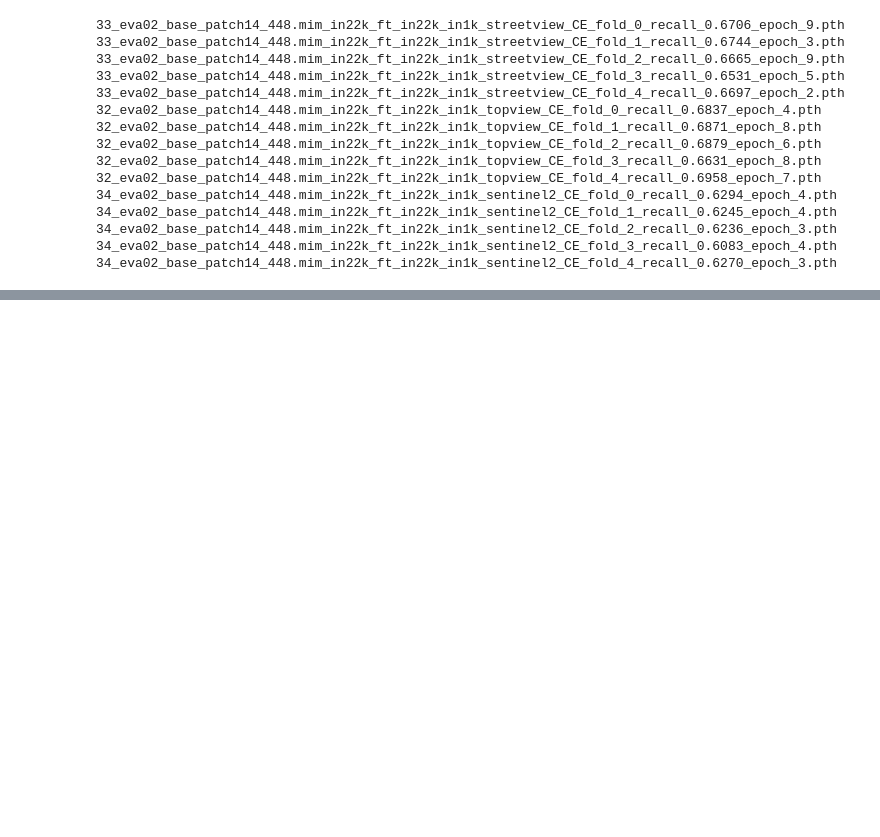
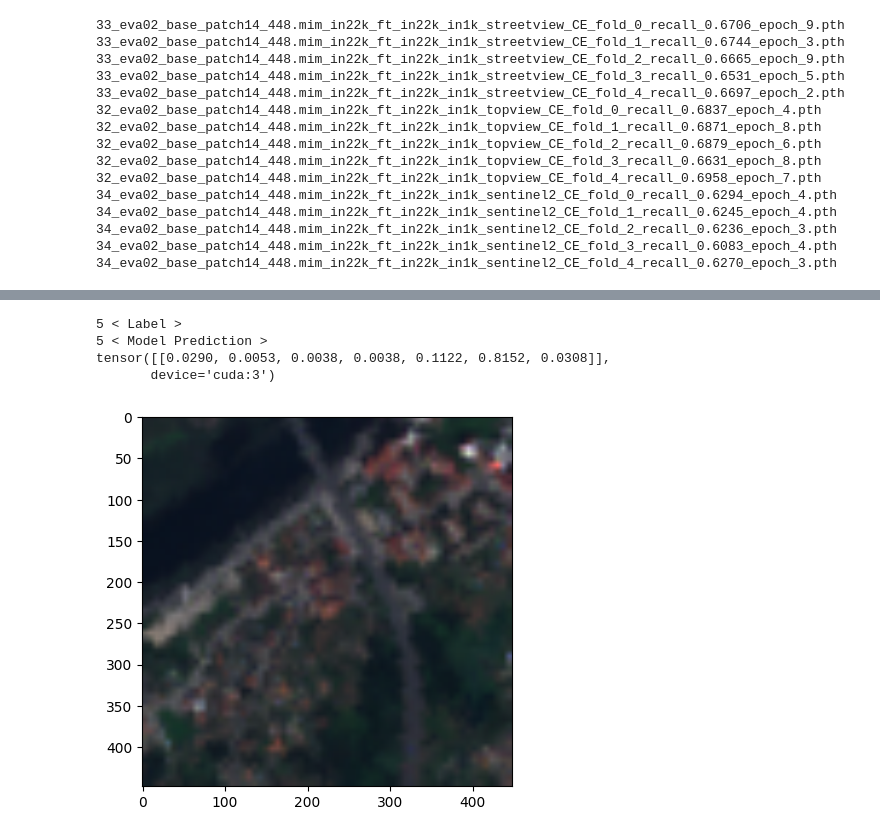
Before and after one commit to jeantirole/Detection_Lab, a Jupyter notebook: 07.Challenge/01.MapYourCity_HuggingFace/05.submit_v4.ipynb, the cells around one changed output, grey strips where cells are left out. Cells and saved outputs as stored; diff of their text form; code cells hidden in the pictures; blank space fills up the shorter version.

```diff
--- a/07.Challenge/01.MapYourCity_HuggingFace/05.submit_v4.ipynb
+++ b/07.Challenge/01.MapYourCity_HuggingFace/05.submit_v4.ipynb
@@ -220,0 +295,8 @@ train_set = map_dataset.Map_Dataset_v7(names_data,train_path,max_size=data_confi
+# %%
+infer_model_(img_torch_3, inference_dict['models'][14],loss_type)
+# %% [output]
+5 < Label >
+5 < Model Prediction >
+tensor([[0.0290, 0.0053, 0.0038, 0.0038, 0.1122, 0.8152, 0.0308]],
+       device='cuda:3')
+[figure, added]
```
Also changed, not shown: parts of 30 cells of this notebook, 15 other files.
